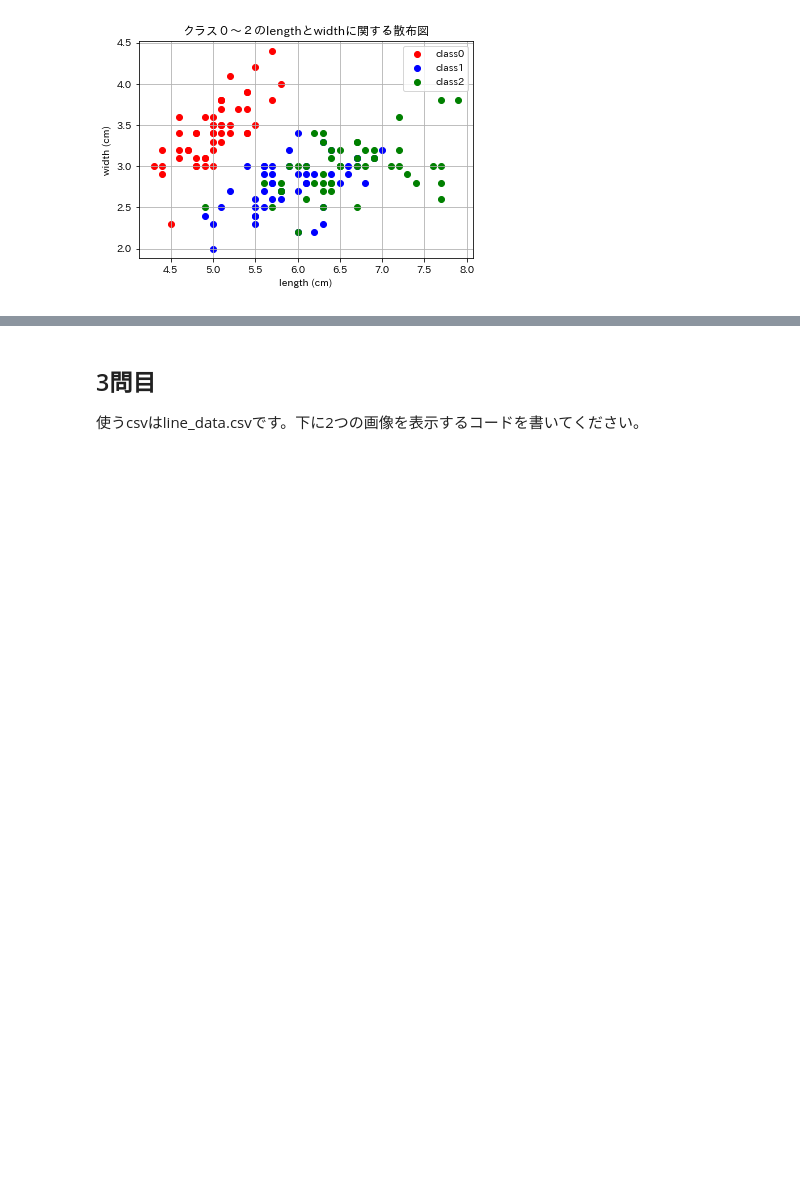
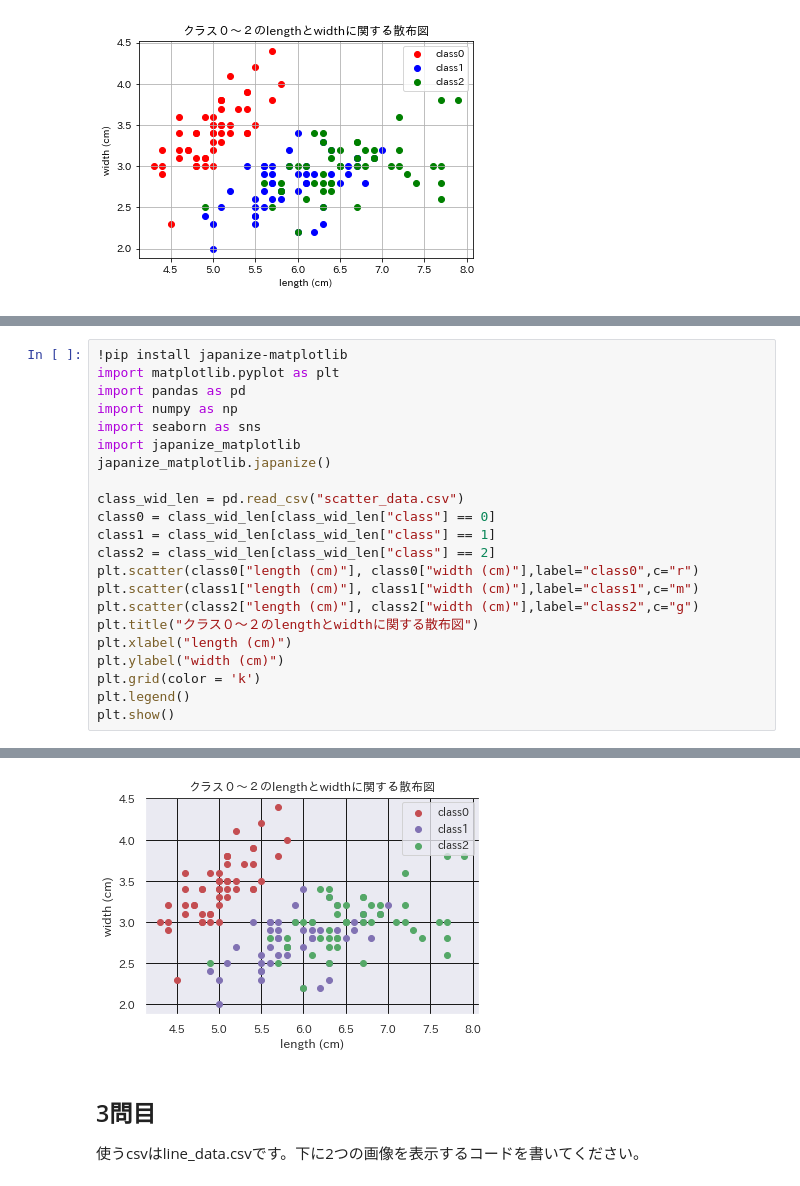
Before and after one commit to kobayashimasanobu/Basic--Python, a Jupyter notebook: colab/answer/可視化問題__answer.ipynb, the cells around one changed output, grey strips where cells are left out. Cells and saved outputs as stored; diff of their text form; blank space fills up the shorter version.

```diff
--- a/colab/answer/可視化問題__answer.ipynb
+++ b/colab/answer/可視化問題__answer.ipynb
@@ -78,0 +54,23 @@ Requirement already satisfied: six>=1.5 in /usr/local/lib/python3.7/dist-package
+# %%
+!pip install japanize-matplotlib
+import matplotlib.pyplot as plt
+import pandas as pd
+import numpy as np
+import seaborn as sns
+import japanize_matplotlib
+japanize_matplotlib.japanize()
+
+class_wid_len = pd.read_csv("scatter_data.csv")
+class0 = class_wid_len[class_wid_len["class"] == 0]
+class1 = class_wid_len[class_wid_len["class"] == 1]
+class2 = class_wid_len[class_wid_len["class"] == 2]
+plt.scatter(class0["length (cm)"], class0["width (cm)"],label="class0",c="r")
+plt.scatter(class1["length (cm)"], class1["width (cm)"],label="class1",c="m")
+plt.scatter(class2["length (cm)"], class2["width (cm)"],label="class2",c="g")
+plt.title("クラス０～２のlengthとwidthに関する散布図")
+plt.xlabel("length (cm)")
+plt.ylabel("width (cm)")
+plt.grid(color = 'k')
+plt.legend()
+plt.show()
+# %% [output]
@@ -79,3 +87,4 @@ Requirement already satisfied: six>=1.5 in /usr/local/lib/python3.7/dist-package
+[figure, added]
 # %% [markdown]
 ## 3問目
 使うcsvはline_data.csvです。下に2つの画像を表示するコードを書いてください。
```
Also changed, not shown: parts of 4 cells of this notebook.
